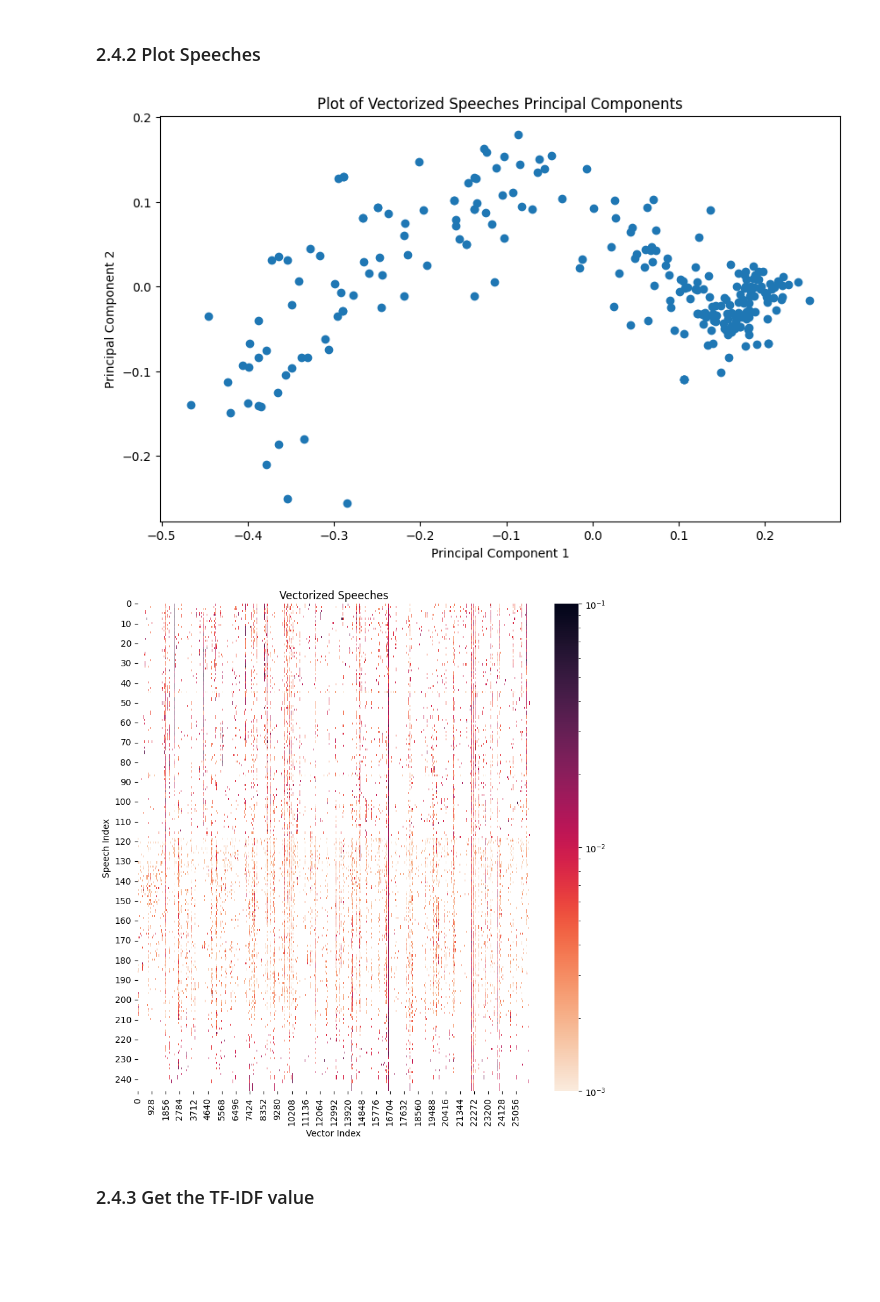
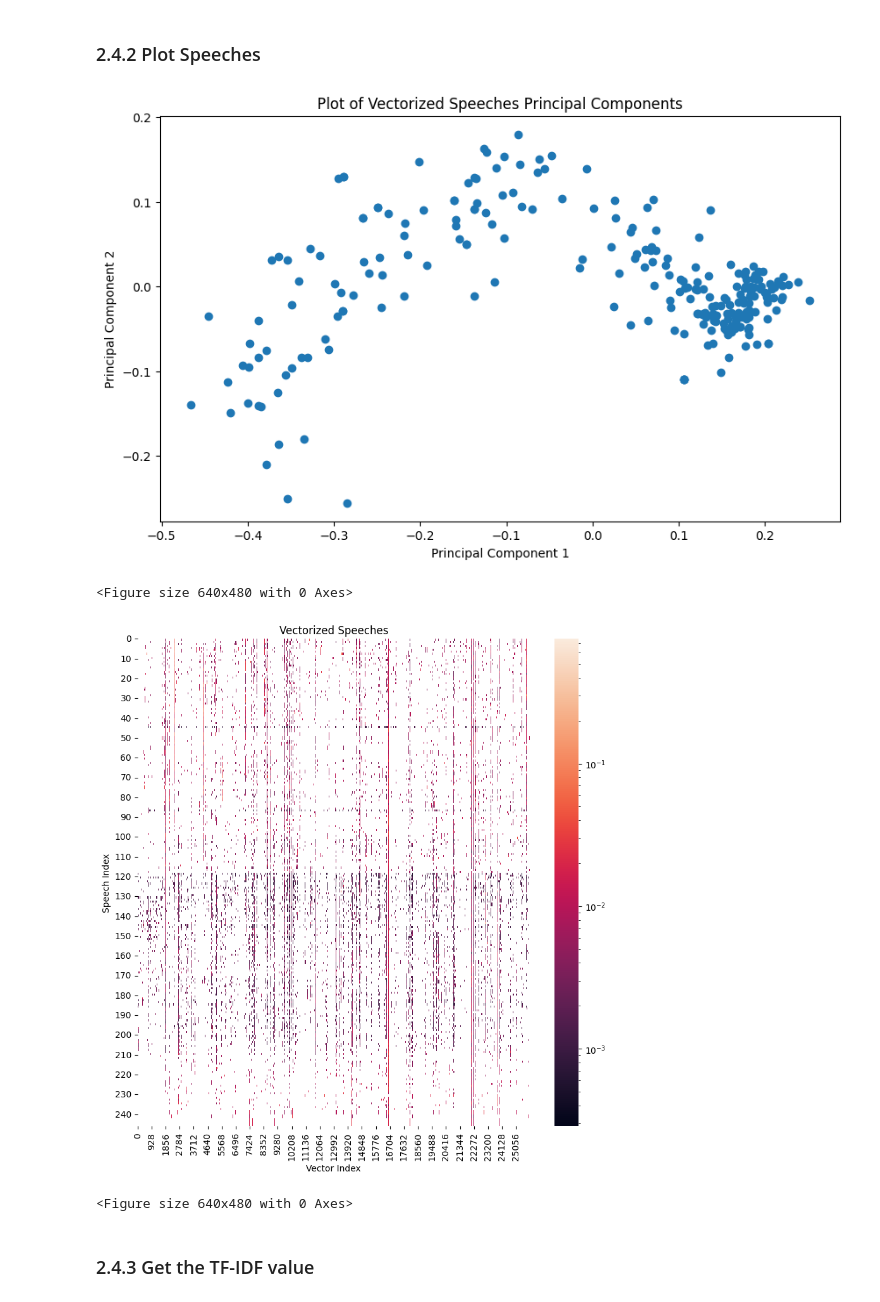
Before and after one commit to UCB-stat-159-f25/proj02-group23, a Jupyter notebook: nlp-P02.ipynb, the cells around one changed output. Cells and saved outputs as stored; diff of their text form; code cells hidden in the pictures; blank space fills up the shorter version.

```diff
--- a/nlp-P02.ipynb
+++ b/nlp-P02.ipynb
@@ -217,7 +221,7 @@ vectorized_docs = vectorizer.fit_transform(raw_docs)
 ### 2.4.2 Plot Speeches
 # %%
 pca = PCA(n_components=2)
-reduced = pca.fit_transform(vectorized_docs.toarray())
+principal_components = pca.fit_transform(vectorized_docs.toarray())
 pca_df = pd.DataFrame(data = principal_components,
                       columns = ['Principle Component 1', 'Principle Component 2'])
 
@@ -227,33 +231,40 @@ plt.title("Plot of Vectorized Speeches Principal Components")
 plt.xlabel("Principal Component 1")
 plt.ylabel("Principal Component 2")
 plt.show()
+
+plt.savefig("outputs/P02_figure_2.png")
 # %% [output]
 [figure]
+<Figure size 640x480 with 0 Axes>
-# %%
-dense_vectorized_docs = vectorized_docs.toarray()
-plt.figure(figsize=(10, 10))
-sns.heatmap(
-    dense_vectorized_docs,
-    cmap= "rocket_r",
-    norm= LogNorm(vmin=1e-3, vmax=0.1)
-)
-plt.xticks(
-    ticks=np.arange(0, dense_vectorized_docs.shape[1], 928),
-    labels=np.arange(0, dense_vectorized_docs.shape[1], 928),
-    rotation=90
-)
-
-plt.yticks(
-    ticks=np.arange(0, dense_vectorized_docs.shape[0], 10),
-    labels=np.arange(0, dense_vectorized_docs.shape[0], 10)
-)
-
-plt.title("Vectorized Speeches")
-plt.xlabel("Vector Index")
-plt.ylabel("Speech Index")
-plt.show()
-# %% [output]
-[figure, removed]
+# %%
+dense_vectorized_docs = vectorized_docs.toarray()
+plt.figure(figsize=(10, 10))
+sns.heatmap(
+    dense_vectorized_docs,
+    cmap= "rocket",
+    norm= LogNorm(vmin=dense_vectorized_docs[dense_vectorized_docs > 0].min(),
+                 vmax=dense_vectorized_docs.max())
+)
+plt.xticks(
+    ticks=np.arange(0, dense_vectorized_docs.shape[1], 928),
+    labels=np.arange(0, dense_vectorized_docs.shape[1], 928),
+    rotation=90
+)
+
+plt.yticks(
+    ticks=np.arange(0, dense_vectorized_docs.shape[0], 10),
+    labels=np.arange(0, dense_vectorized_docs.shape[0], 10)
+)
+
+plt.title("Vectorized Speeches")
+plt.xlabel("Vector Index")
+plt.ylabel("Speech Index")
+plt.show()
+
+plt.savefig("outputs/P02_figure_3.png")
+# %% [output]
+[figure, added]
+<Figure size 640x480 with 0 Axes>
 # %% [markdown]
 ### 2.4.3 Get the TF-IDF value
 # %%
```
Also changed, not shown: parts of 13 cells of this notebook, 5 other files.
